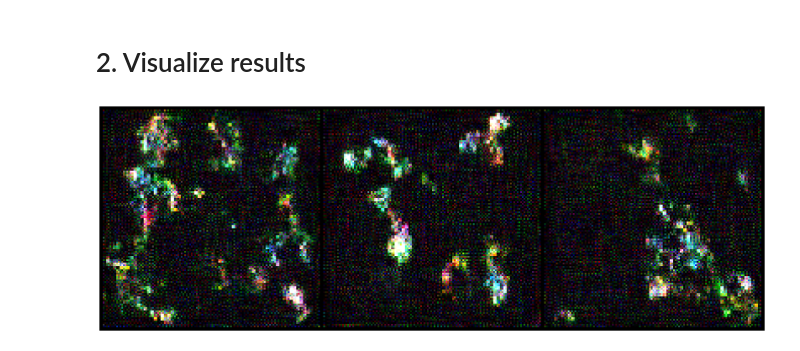
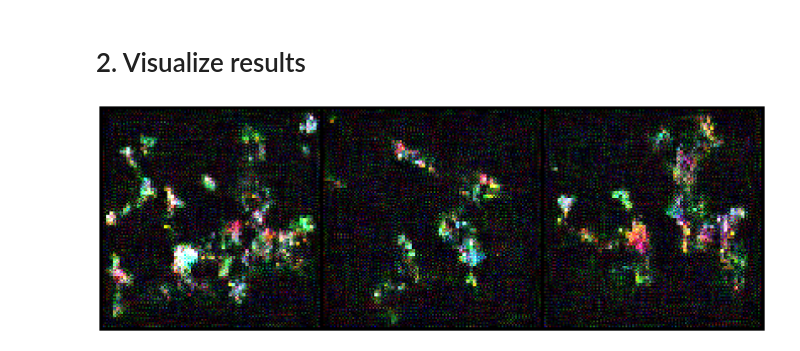
Before and after one commit to mradovic38/sprite-flow, a Jupyter notebook: training/train.ipynb, the cells around one changed output. Drawn from its saved outputs; the diff is of its cells as text; code cells hidden in the pictures.

Commit message:
Use Linear noise scheduler for training - better performance on smaller dim images.

```diff
--- a/training/train.ipynb
+++ b/training/train.ipynb
@@ -84,35 +82,33 @@ model = PixelArtUNet(
 ).to(device)
 model.load_state_dict(cp["model_state"])
 
 # Load path
 sampler = PixelArtSampler('../dataset/images').to(device)
-alpha = CosineAlpha()
-beta = CosineBeta(alpha=alpha)
 path = GaussianConditionalProbabilityPath(
     p_data=sampler,
     p_simple_shape = [4, 128, 128],
-    alpha = alpha,
-    beta = beta
+    alpha = LinearAlpha(),
+    beta = LinearBeta()
 ).to(device)
 
 # Simulate
 ts = torch.linspace(0, 1, num_timesteps).view(1, -1, 1, 1, 1).expand(num_samples, -1, 1, 1, 1).to(device)
 x0 = path.p_simple.sample(num_samples).to(device)  # (num_samples, 4, 128, 128)
 
 # Run simulation
 ode = UnguidedVectorFieldODE(model)
 simulator = EulerSimulator(ode)
 x1 = simulator.simulate(x0, ts)  # (num_samples, 4, 128, 128)
 
 # Make grid from output (only use first 3 channels if RGB)
 img = x1[:, :3]  # (num_samples, 3, H, W)
 grid = make_grid(img, nrow=num_samples, normalize=True, value_range=(-1, 1))
 
 # Plot
 plt.figure(figsize=(20, 10))
 plt.imshow(grid.permute(1, 2, 0).cpu().numpy())
 plt.axis("off")
 plt.tight_layout()
 plt.show()
 # %% [output]
-[figure, old version]
+[figure, new version]
```
Also changed, not shown: parts of 2 cells of this notebook, 1 other file.
